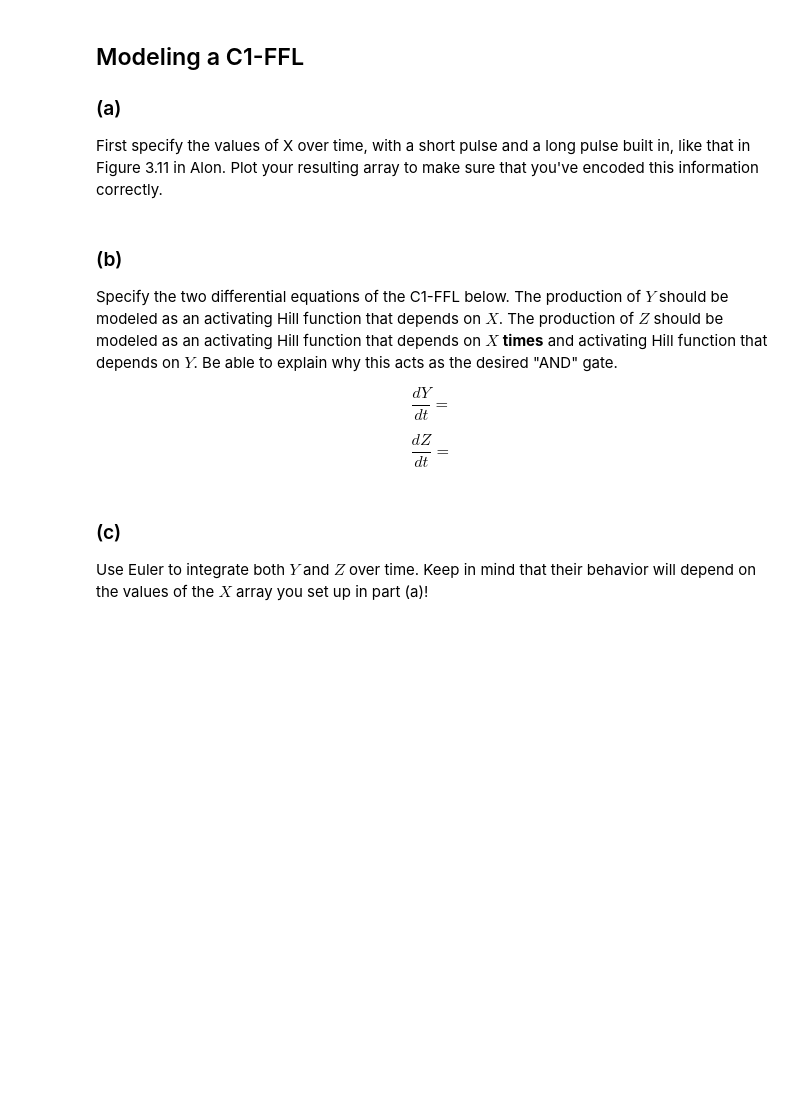
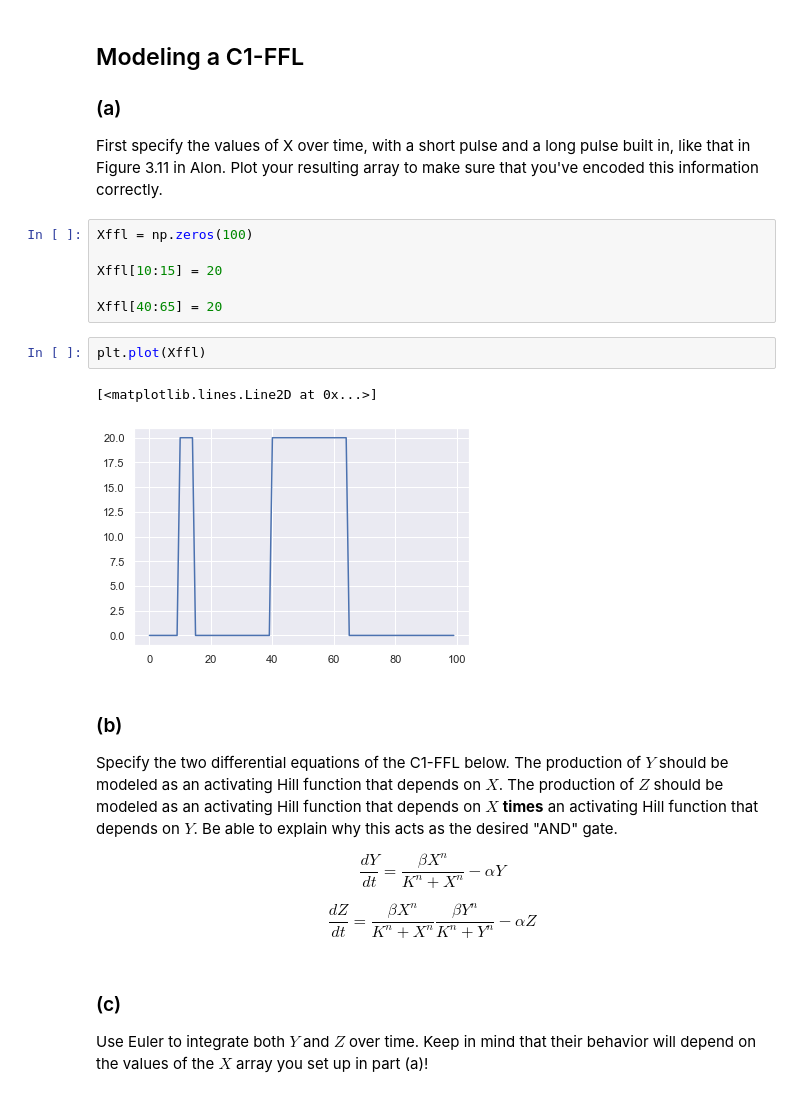
Before and after one commit to hmvose/hollysCode, a Jupyter notebook: in_class_work/0206_integration_continuted.ipynb, the cells around one changed output. Cells and saved outputs as stored; diff of their text form; blank space fills up the shorter version.

Commit message:
in class work graph completed

```diff
--- a/in_class_work/0206_integration_continuted.ipynb
+++ b/in_class_work/0206_integration_continuted.ipynb
@@ -64,14 +64,25 @@ Text(0, 0.5, 'copy number of X per cell')
 ### (a)
 
 First specify the values of X over time, with a short pulse and a long pulse built in, like that in Figure 3.11 in Alon. Plot your resulting array to make sure that you've encoded this information correctly.
+# %%
+Xffl = np.zeros(100)
+
+Xffl[10:15] = 20
+
+Xffl[40:65] = 20
+# %%
+plt.plot(Xffl)
+# %% [output]
+[<matplotlib.lines.Line2D at 0x...>]
+[figure, added]
 # %% [markdown]
 ### (b)
 
-Specify the two differential equations of the C1-FFL below. The production of $Y$ should be modeled as an activating Hill function that depends on $X$. The production of $Z$ should be modeled as an activating Hill function that depends on $X$ **times** and activating Hill function that depends on $Y$. Be able to explain why this acts as the desired "AND" gate.
+Specify the two differential equations of the C1-FFL below. The production of $Y$ should be modeled as an activating Hill function that depends on $X$. The production of $Z$ should be modeled as an activating Hill function that depends on $X$ **times** an activating Hill function that depends on $Y$. Be able to explain why this acts as the desired "AND" gate.
 
-$$\frac{dY}{dt} = $$
+$$\frac{dY}{dt} = \frac{\beta X^n}{K^n + X^n} -\alpha Y$$
 
-$$\frac{dZ}{dt} = $$
+$$\frac{dZ}{dt} = \frac{\beta X^n}{K^n + X^n} \frac{\beta Y^n}{K^n + Y^n} -\alpha Z$$
 # %% [markdown]
 ### (c)
 
```
Also changed, not shown: parts of 1 cell of this notebook.
